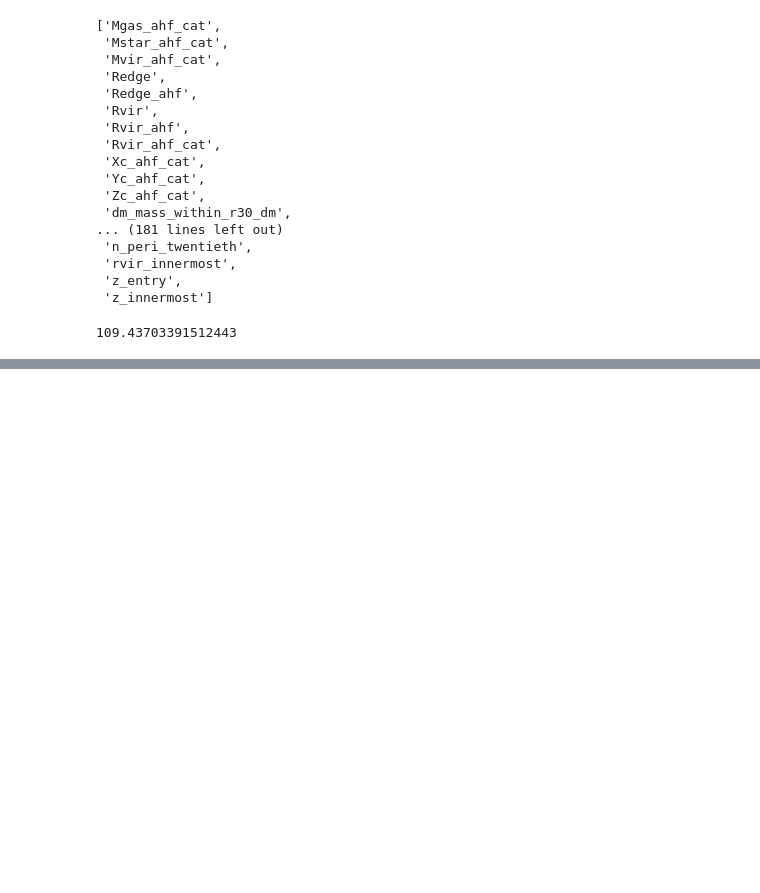
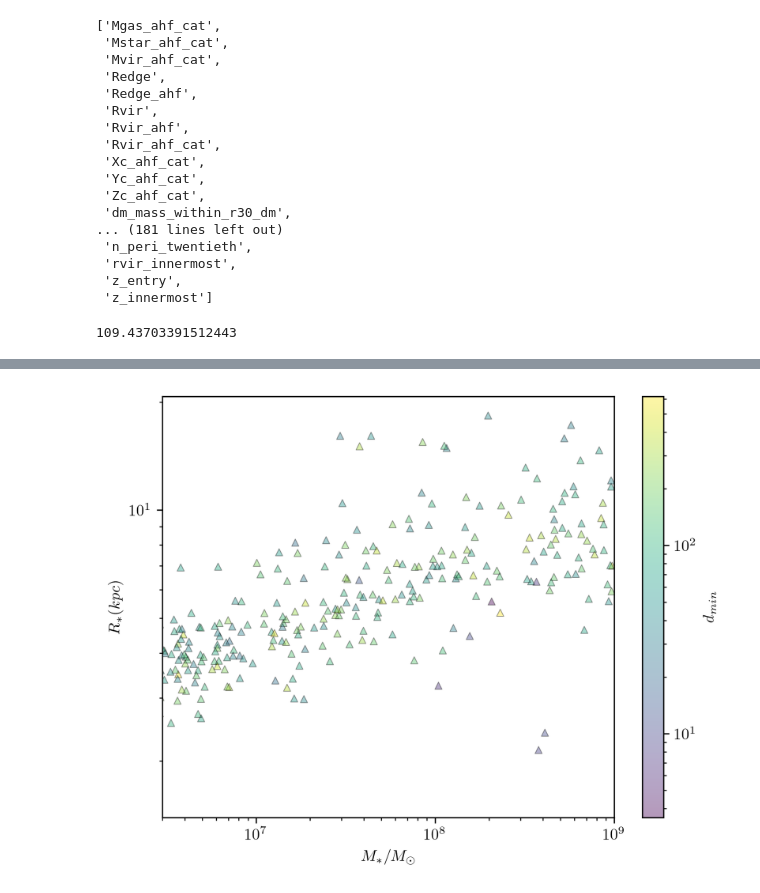
Before and after one commit to mkzeender/thesis, a Jupyter notebook: flyby.ipynb, the cells around one changed output, grey strips where cells are left out. Cells and saved outputs as stored; diff of their text form; code cells hidden in the pictures; blank space fills up the shorter version.

```diff
--- a/flyby.ipynb
+++ b/flyby.ipynb
@@ -95,0 +116,25 @@ ax.set_label('Mass-Size Deviation and $R_{host}$')
+# %%
+
+fig = plt.figure()
+ax = plt.axes()
+
+ax.set_xscale('log')
+ax.set_yscale('log')
+
+ax.set_xlim(3e6, 1e9)
+
+ax.set_xlabel(r'$M_{*} / M_\odot$')
+ax.set_ylabel(r'$R_{*} (kpc)$')
+d = dat
+x, y = d[filt]['stars_mass_within_r50_stars_ahf'], d[filt]['r50_stars_ahf'] / h
+
+c=d[filt]['d_innermost']
+
+_m = ax.scatter(x, y, alpha=0.4, s=20, marker='^',
+                edgecolor='black', linewidth=0.5,
+                c=c,
+                norm=mpl.colors.LogNorm(np.min(c), np.max(c))
+                )
+fig.colorbar(_m, ax=ax).set_label(r'$d_{min}$')
+# %% [output]
+[figure, added]
```
Also changed, not shown: parts of 3 cells of this notebook, 3 other files.
